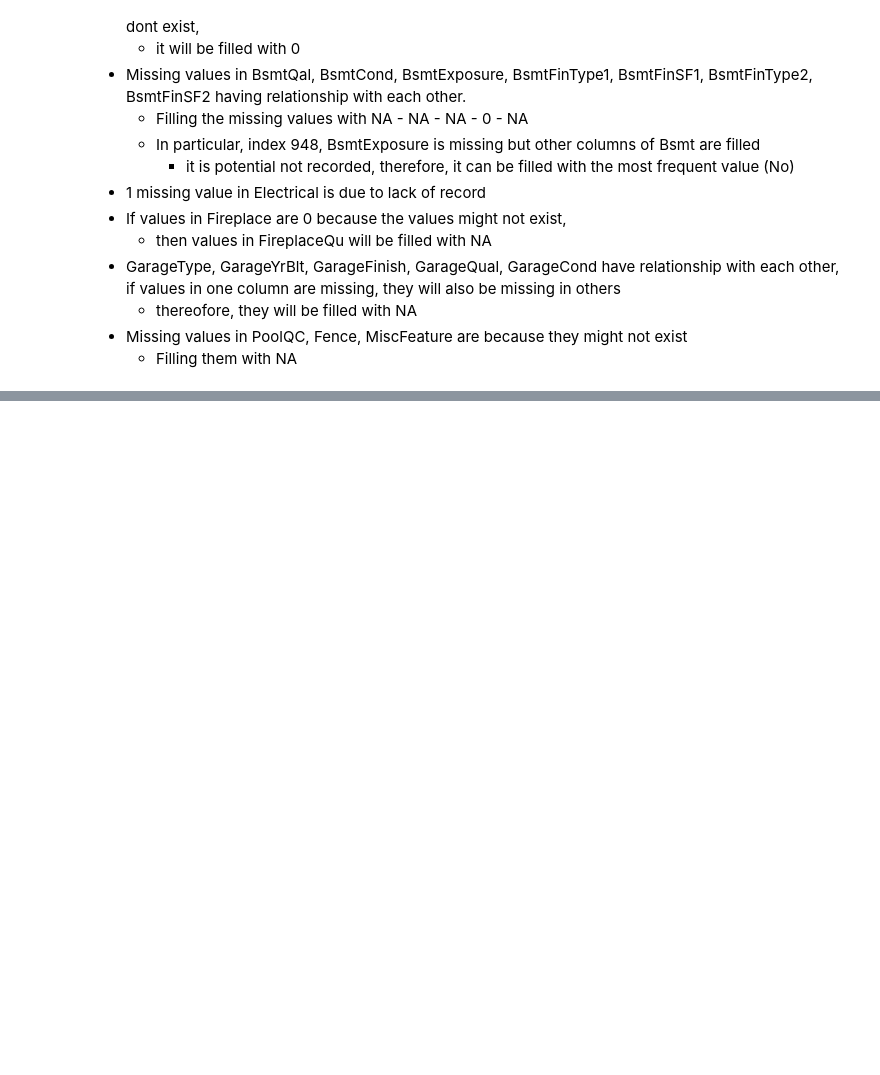
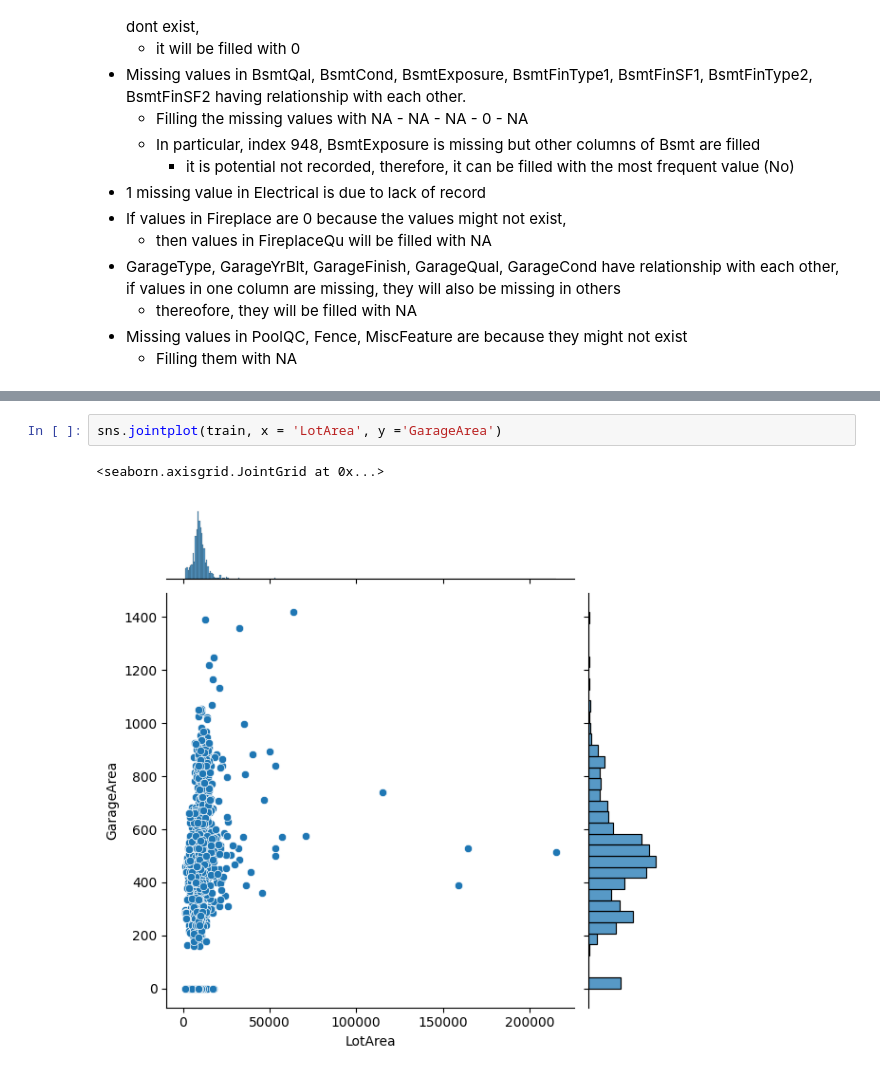
Before and after one commit to pvnt10503/Data-Analytics, a Jupyter notebook: house_price_competition.ipynb, the cells around one changed output, grey strips where cells are left out. Cells and saved outputs as stored; diff of their text form; blank space fills up the shorter version.

```diff
--- a/house_price_competition.ipynb
+++ b/house_price_competition.ipynb
@@ -155,0 +155,5 @@ train[['GarageType','GarageFinish','GarageQual','GarageCond']] = train[['GarageT
+# %%
+sns.jointplot(train, x = 'LotArea', y ='GarageArea')
+# %% [output]
+<seaborn.axisgrid.JointGrid at 0x...>
+[figure, added]
```
Also changed, not shown: parts of 27 cells of this notebook.
